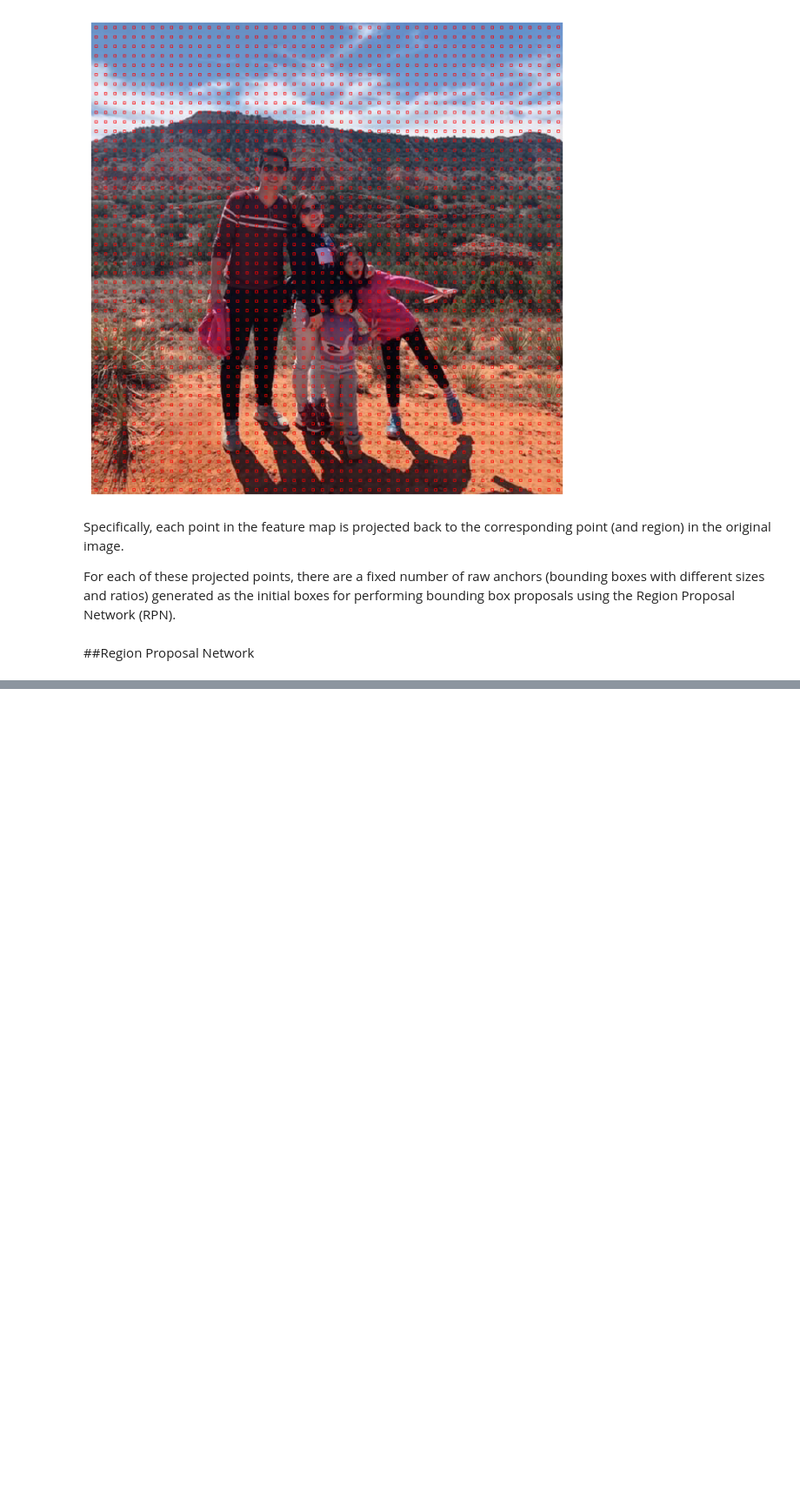
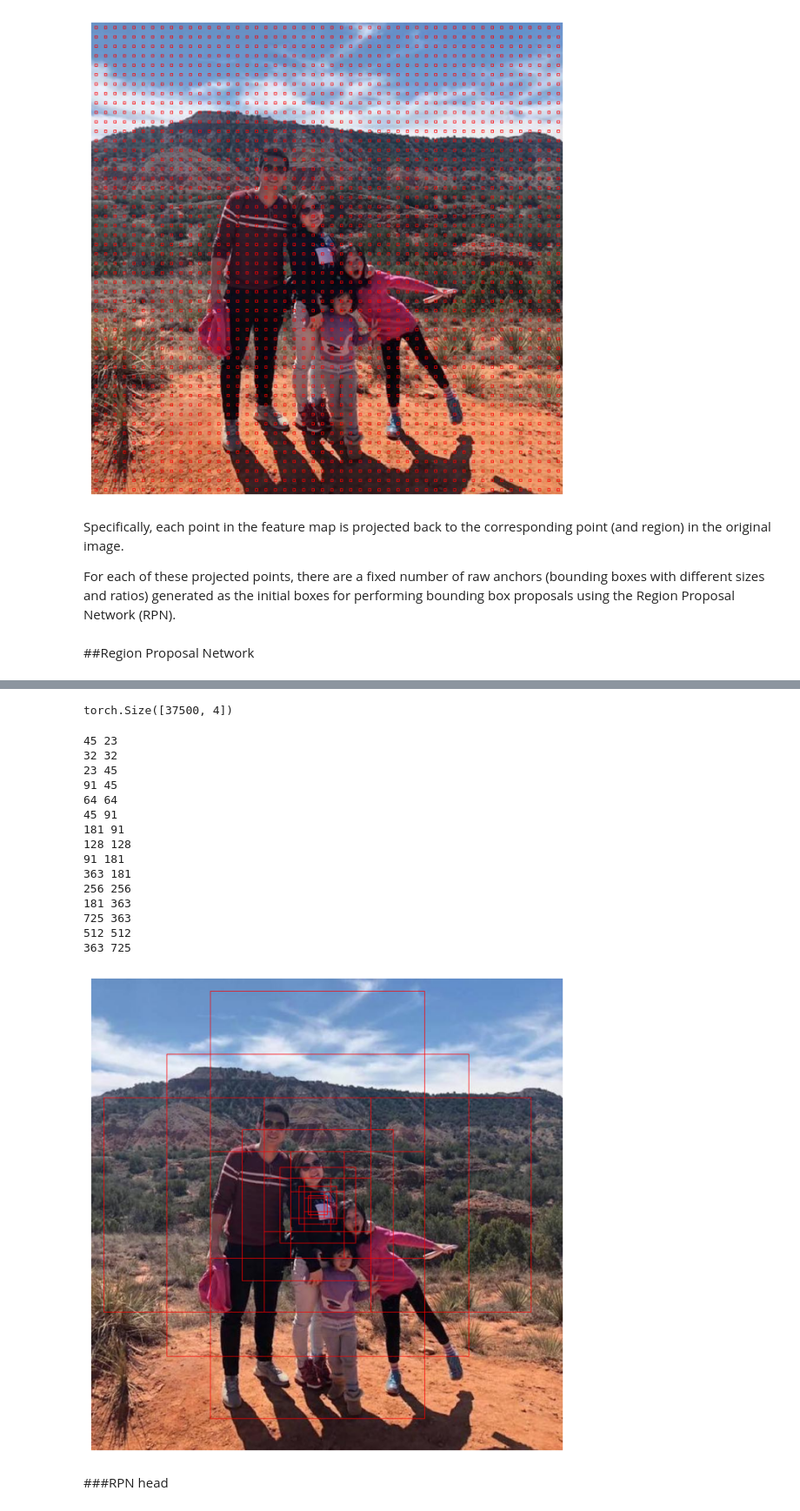
Before and after one commit to rahiakela/computer-vision-research-and-practice, a Jupyter notebook: hands-on-computer-vision-with-detectron2/04-detectron2-architecture/01_detectron2_architecture.ipynb, the cells around one changed output, grey strips where cells are left out. Shown at 87% size. Drawn from its saved outputs; the diff is of its cells as text; code cells hidden in the pictures; blank space fills up the shorter version.

```diff
--- a/hands-on-computer-vision-with-detectron2/04-detectron2-architecture/01_detectron2_architecture.ipynb
+++ b/hands-on-computer-vision-with-detectron2/04-detectron2-architecture/01_detectron2_architecture.ipynb
@@ -175,0 +248,40 @@ the Region Proposal Network (RPN).
+# %%
+# let's inspect how Detectron2 generates these anchors
+anchors = rpn.anchor_generator([res4])
+# there are 37,500 anchors, each with 4 location specifications (x0, y0, x1, y1)
+print(anchors[0].tensor.shape)
+# %% [output]
+torch.Size([37500, 4])
+# %%
+# let's takes the 15 anchors for the middle point of the image and displays it to the original input
+new_img = img.copy()
+
+col_idx = 24
+row_idx = 24
+start_box = (row_idx * 50 + col_idx) * 15
+for i in range(start_box, start_box + 15):
+  anchors_np = anchors[0].tensor[i].to("cpu").numpy()
+  x0, y0, x1, y1 = [int(v) for v in anchors_np]
+  print(x1 - x0, y1 - y0)
+  cv2.rectangle(new_img, (x0, y0), (x1, y1), (0, 0, 255))
+
+imshow(new_img[:, :, ::-1])
+# %% [output]
+45 23
+32 32
+23 45
+91 45
+64 64
+45 91
+181 91
+128 128
+91 181
+363 181
+256 256
+181 363
+725 363
+512 512
+363 725
+[figure, added]
+# %% [markdown]
+###RPN head
```
Also changed, not shown: parts of 5 cells of this notebook.
